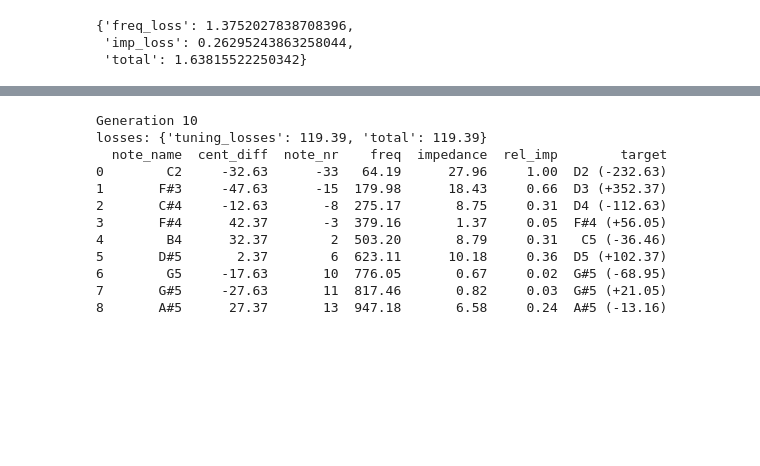
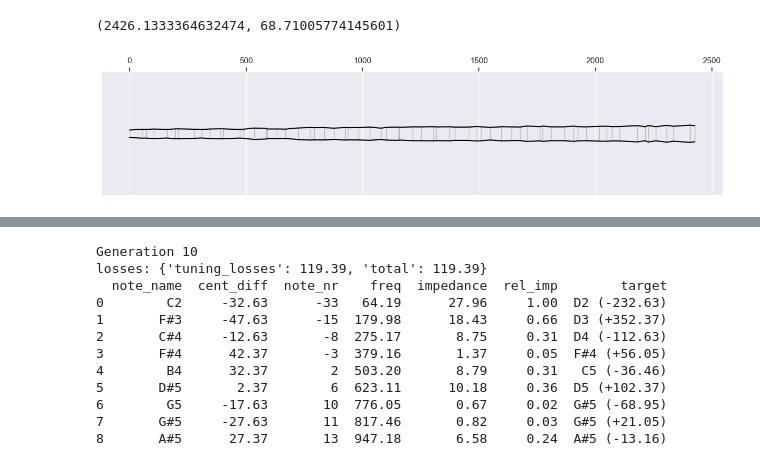
Before and after one commit to Didgitaldoo/didge-lab, a Jupyter notebook: src/experiments/kigali/evolve_kigali.ipynb, the cells around one changed output, grey strips where cells are left out. Saved outputs shown, nothing was run; the diff lists cells and outputs as text; code cells hidden in the pictures; blank space fills up the shorter version.

```diff
--- a/src/experiments/kigali/evolve_kigali.ipynb
+++ b/src/experiments/kigali/evolve_kigali.ipynb
@@ -69,7 +69,10 @@ class WebShape(GeoGenome):
     def genome2geo(self):
         length, bell_size, power, x_genome, y_genome, bubbles = self.get_properties()
 
-        x = np.arange(0, 1, 1/(self.n_segments+1)) * length
+        x = np.arange(0, 1, 1/(self.n_segments))
+        x = np.concatenate((x, [1]))
+        x *= length;
+
         y = np.arange(0, 1, 1/(self.n_segments+1))
         y = np.power(y, power)
 
@@ -167,5 +223,4 @@ df.round(2)
 # %%
-
 class TairuaLoss(LossFunction):
 
     def __init__(self,
@@ -274,48 +329,44 @@ class TairuaLoss(LossFunction):
             losses["total"] = sum(losses.values())
 
             return losses
         except Exception as e:
             logging.exception(e)
             return {
                 "total": 100000000,
                 "tuning_losses": np.array([-1]*len(self.target_freqs)),
                 "scale_losses": np.array([-1]*len(self.target_freqs))
             }
 
 from didgelab.evo.nuevolution import Nuevolution
 
-freq_weights = np.ones(len(target_freqs))
+freq_weights = 5*np.ones(len(target_freqs))
 freq_weights[0] *= 5
 
-imp_weights = np.ones(len(target_freqs))
+imp_weights = 0.1*np.ones(len(target_freqs))
 imp_weights[0] *= 5
-imp_weights *= 0.1
-
-target_impedances = 0.3*np.ones(len(target_freqs))
-target_impedances[0] = 1
-target_impedances[1] = 0.9
-target_impedances[2] = 0.7
-target_impedances[3] = 0.5
-target_impedances[4] = 0.5
 
 loss = TairuaLoss(
     target_freqs,
     target_impedances,
     freq_weights,
     imp_weights
     #higher_peaks=True,
     #higher_peaks_weight=3.0,
     #more_peaks=True,
     #more_peaks_weight=15.0
 )
 
-shape = WebShape(n_segments=32, smoothness=0.6, n_bubbles=0)
+shape = WebShape(n_segments=64, smoothness=0.8, n_bubbles=0, min_length=2400, max_length=3300, d_bell_min=60, d_bell_max=70)
 
-loss.loss(shape)
+from didgelab.util.didge_visualizer import DidgeVisualizer
+
+geo : Geo = shape.genome2geo()
+DidgeVisualizer.vis_didge(geo)
+geo.geo[-1]
+#loss.loss(shape)
 # %% [output]
-{'freq_loss': 1.3752027838708396,
- 'imp_loss': 0.26295243863258044,
- 'total': 1.63815522250342}
+(2426.1333364632474, 68.71005774145601)
+[figure, added]
 # %%
 from didgelab.util.didge_visualizer import DidgeVisualizer
 import matplotlib.pyplot as plt
```
Also changed, not shown: parts of 8 cells of this notebook, 11 other files.
